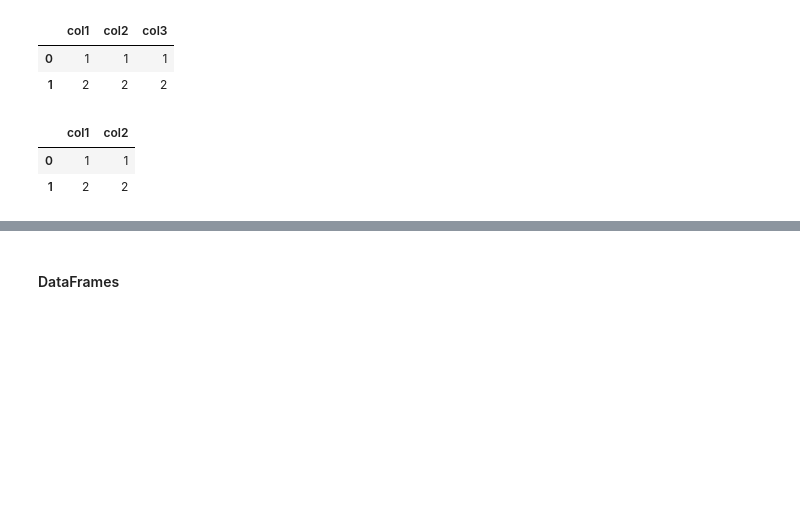
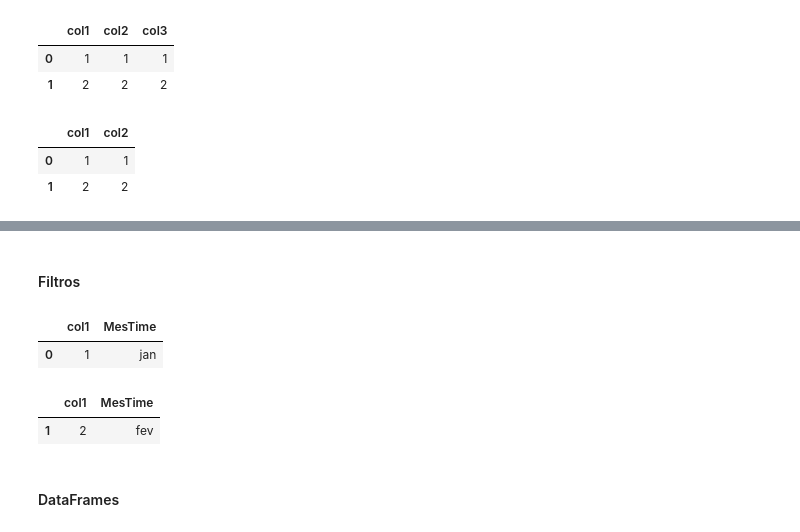
Before and after one commit to alexaugusto23/python_developer, a Jupyter notebook: Planejamento - Lógicas/logicas_pyplan.ipynb, the cells around one changed output, grey strips where cells are left out. Drawn from its saved outputs; the diff is of its cells as text; code cells hidden in the pictures; blank space fills up the shorter version.

```diff
--- a/Planejamento - Lógicas/logicas_pyplan.ipynb
+++ b/Planejamento - Lógicas/logicas_pyplan.ipynb
@@ -58,3 +80,16 @@ _df
+# %% [markdown]
+#### Filtros
+# %%
+_df[ (_df['col1']==1) & (_df['MesTime']=='jan') ]
+# %% [output]
+|  | col1 | MesTime |
+| 0 | 1 | jan |
+# %%
+_list = ['fev']
+_df[ _df['MesTime'].isin(_list)]
+# %% [output]
+|  | col1 | MesTime |
+| 1 | 2 | fev |
 # %% [markdown]
 #### DataFrames
 # %%
```
Also changed, not shown: parts of 9 cells of this notebook, 8 other files.
